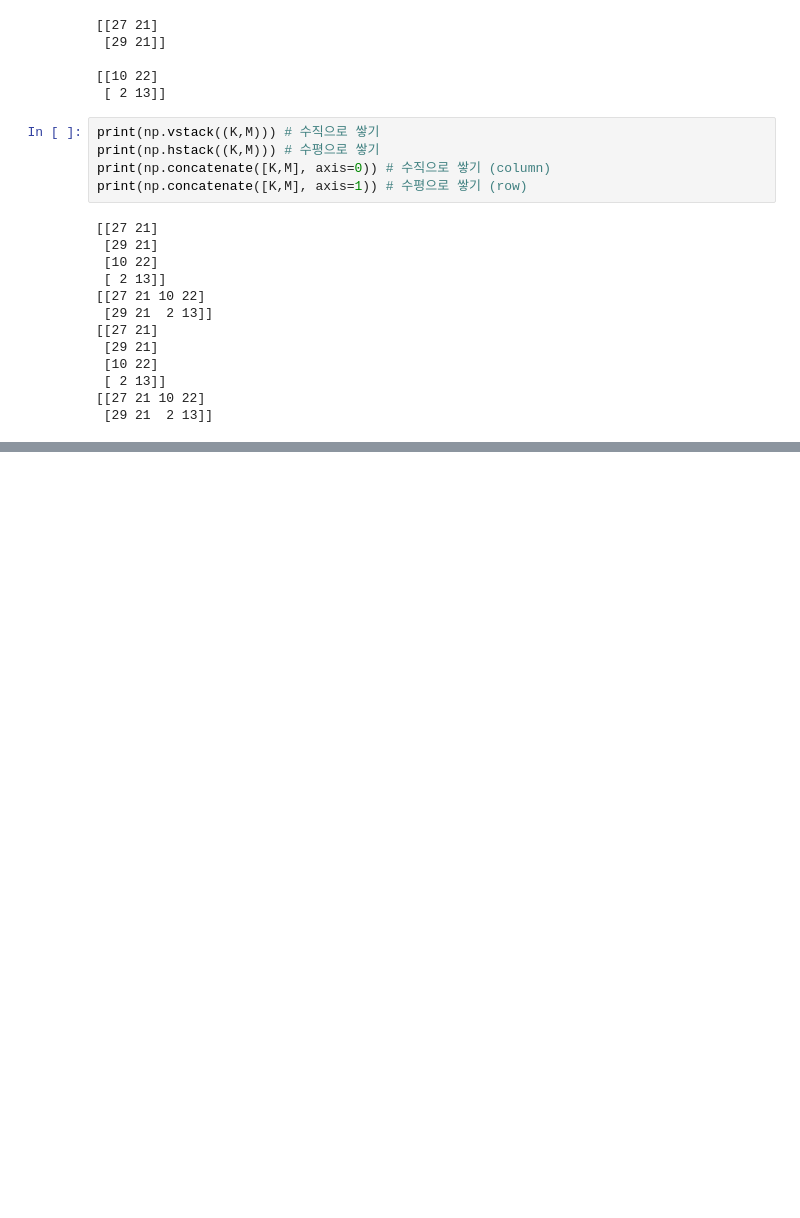
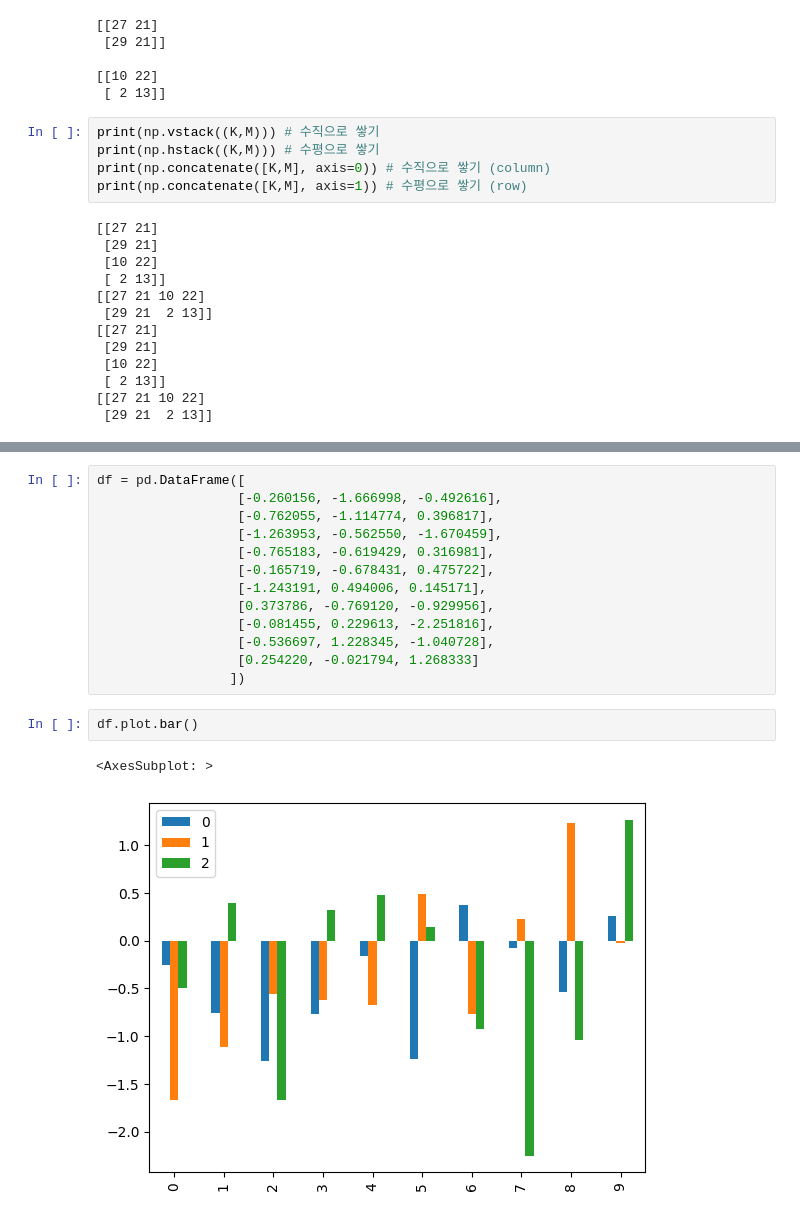
Before and after one commit to NYC0326/HYUDS22, a Jupyter notebook: Midterm Summary.ipynb, the cells around one changed output, grey strips where cells are left out. Saved outputs shown, nothing was run; the diff lists cells and outputs as text; blank space fills up the shorter version.

```diff
--- a/Midterm Summary.ipynb
+++ b/Midterm Summary.ipynb
@@ -1000,0 +1268,18 @@ print(np.concatenate([K,M], axis=1)) # 수평으로 쌓기 (row)
+# %%
+df = pd.DataFrame([
+                  [-0.260156, -1.666998, -0.492616],
+                  [-0.762055, -1.114774, 0.396817],
+                  [-1.263953, -0.562550, -1.670459],
+                  [-0.765183, -0.619429, 0.316981],
+                  [-0.165719, -0.678431, 0.475722],
+                  [-1.243191, 0.494006, 0.145171],
+                  [0.373786, -0.769120, -0.929956],
+                  [-0.081455, 0.229613, -2.251816],
+                  [-0.536697, 1.228345, -1.040728],
+                  [0.254220, -0.021794, 1.268333]
+                 ])
+# %%
+df.plot.bar()
+# %% [output]
+<AxesSubplot: >
+[figure, added]
```
Also changed, not shown: parts of 29 cells of this notebook.
